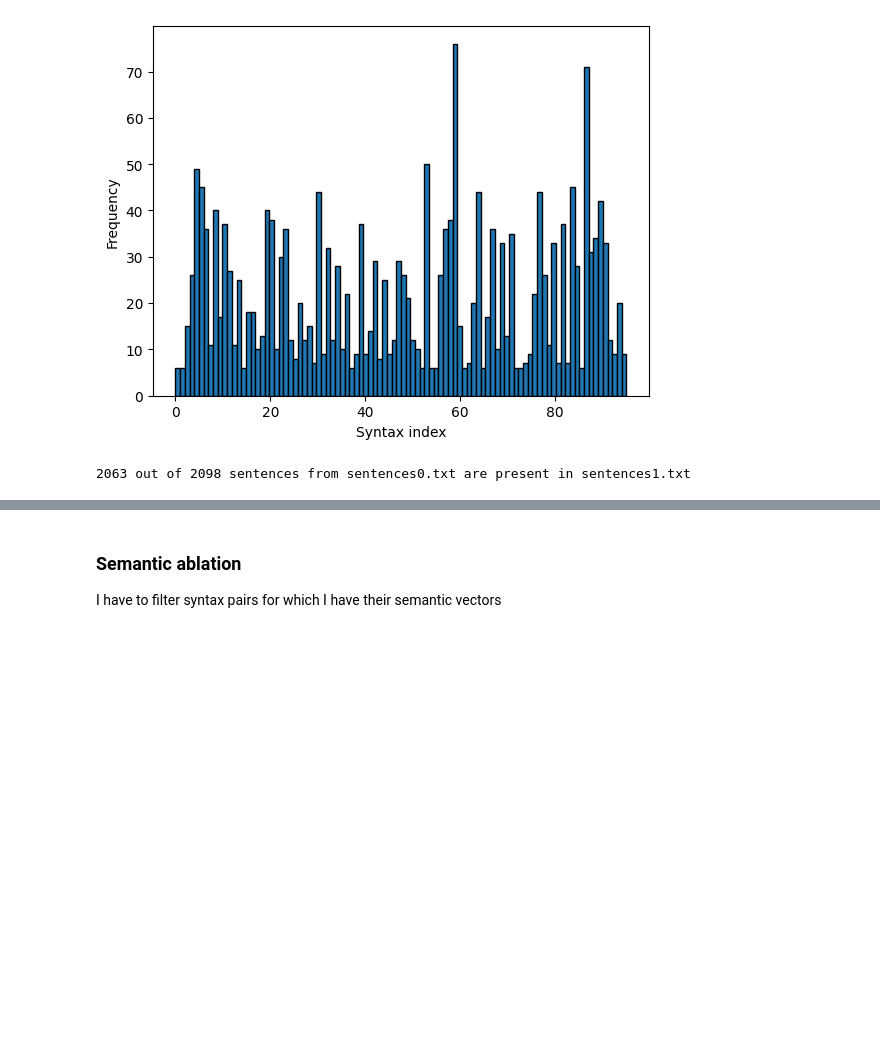
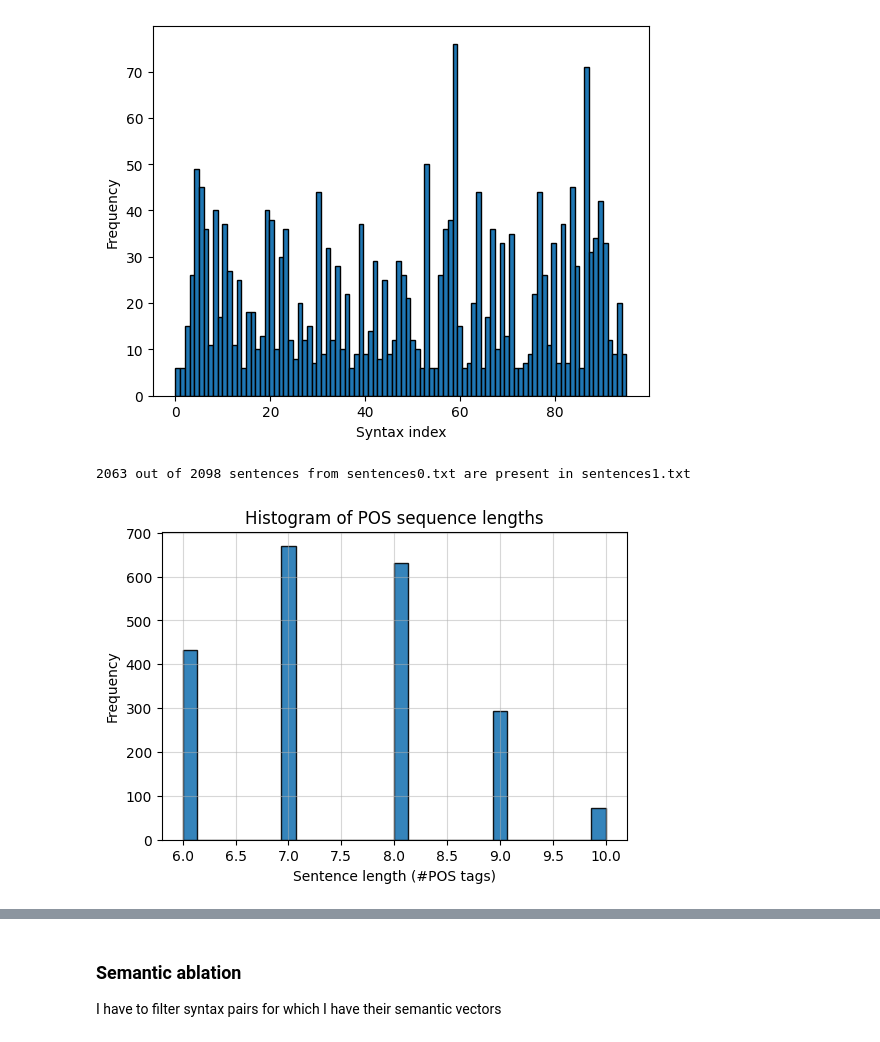
Before and after one commit to acevedo-s/syn-sem, a Jupyter notebook: datasets/txt/syn/second/matching/english/preprocessing.ipynb, the cells around one changed output, grey strips where cells are left out. Cells and saved outputs as stored; diff of their text form; code cells hidden in the pictures; blank space fills up the shorter version.

```diff
--- a/datasets/txt/syn/second/matching/english/preprocessing.ipynb
+++ b/datasets/txt/syn/second/matching/english/preprocessing.ipynb
@@ -76,3 +76,20 @@ num_present = sum(sentences0_in_1)
 print(f"{num_present} out of {len(sentences0)} sentences from sentences0.txt are present in sentences1.txt")
 # %% [output]
 2063 out of 2098 sentences from sentences0.txt are present in sentences1.txt
+# %%
+import matplotlib.pyplot as plt
+
+# Compute lengths (number of POS tags per sentence)
+lengths = [len(entry[2].split()) for entry in data]
+
+# Plot histogram
+fig,ax = plt.subplots(figsize=(6, 4))
+plt.hist(lengths, bins=30, edgecolor='black', alpha=0.9)
+plt.xlabel('Sentence length (#POS tags)')
+plt.ylabel('Frequency')
+plt.title('Histogram of POS sequence lengths')
+plt.grid(alpha=0.5)
+fig.savefig(f'length_pos_frequencies.pdf',bbox_inches='tight')
+plt.show()
+# %% [output]
+[figure, added]
```
Also changed, not shown: parts of 2 cells of this notebook, 10 other files.
